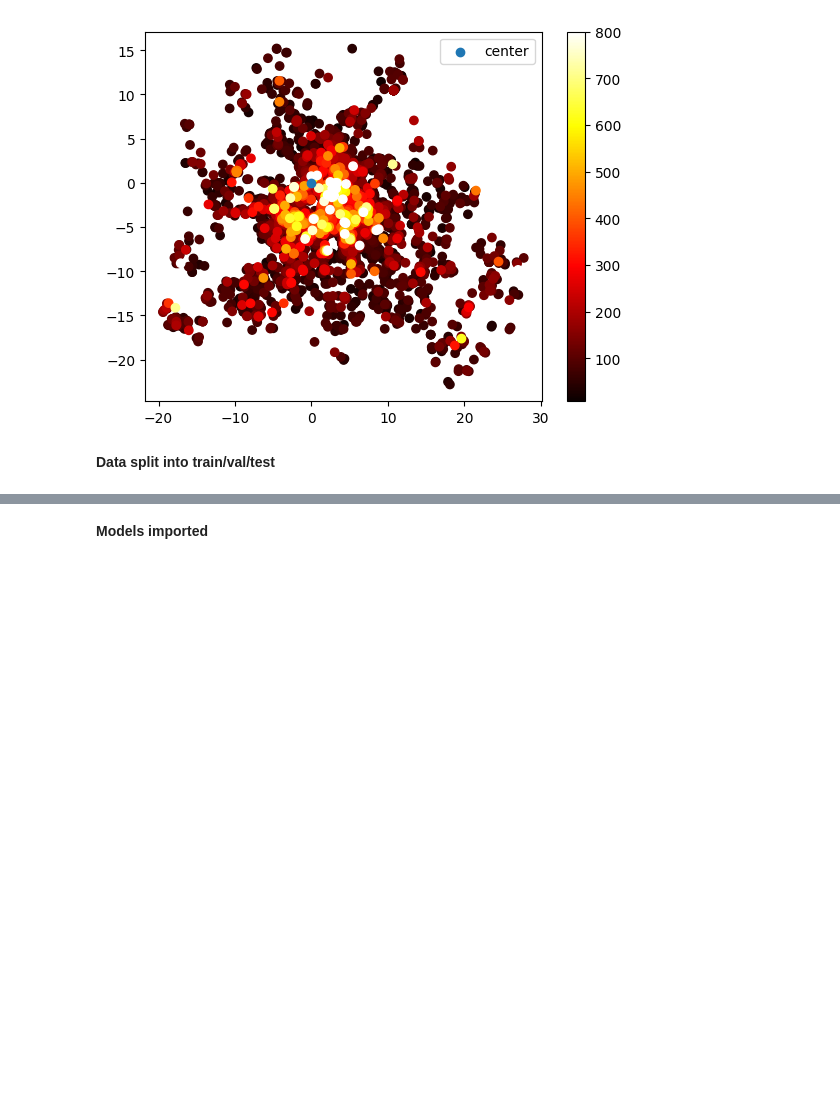
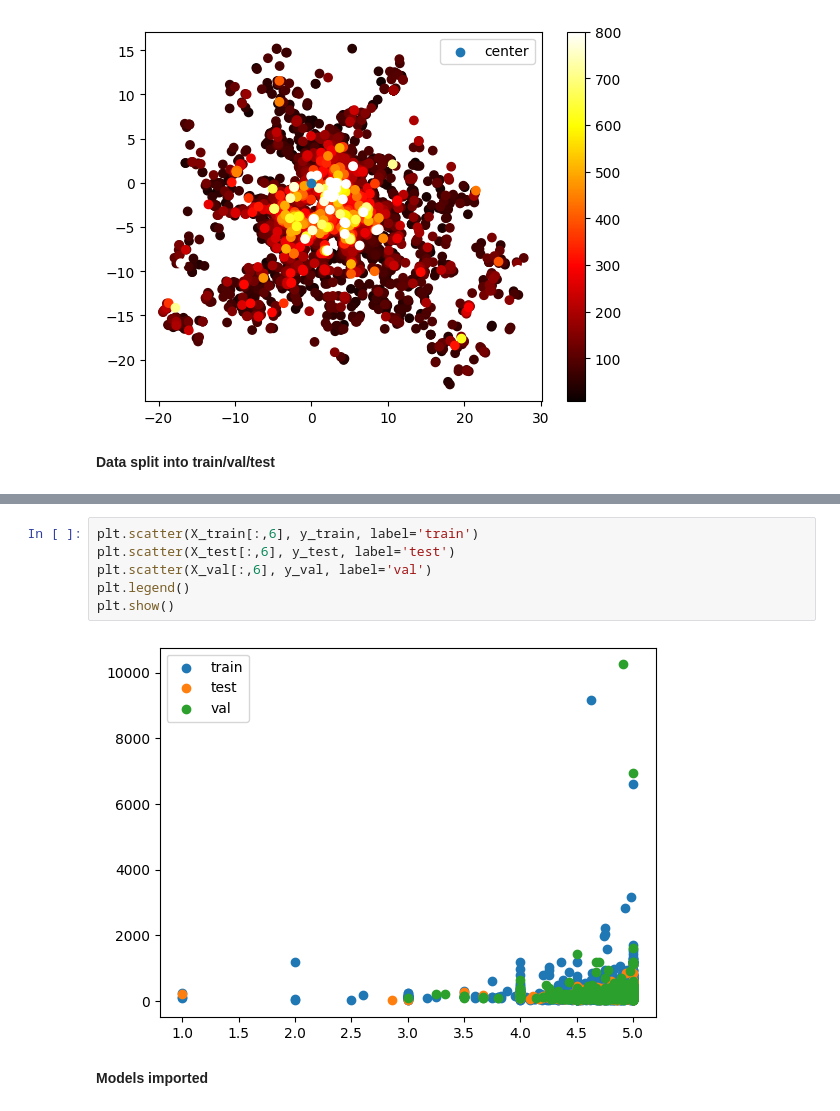
Before and after one commit to tomaskri/GervigreindFinalProject, a Jupyter notebook: airbnb.ipynb, the cells around one changed output, grey strips where cells are left out. Saved outputs shown, nothing was run; the diff lists cells and outputs as text; blank space fills up the shorter version.

Commit message:
graph fixed

```diff
--- a/airbnb.ipynb
+++ b/airbnb.ipynb
@@ -254,3 +254,11 @@ print(X_train.shape, X_test.shape, X_val.shape)
+# %%
+plt.scatter(X_train[:,6], y_train, label='train')
+plt.scatter(X_test[:,6], y_test, label='test')
+plt.scatter(X_val[:,6], y_val, label='val')
+plt.legend()
+plt.show()
+# %% [output]
+[figure, added]
 # %% [markdown]
 **Models imported**
 # %%
```
Also changed, not shown: parts of 13 cells of this notebook.
